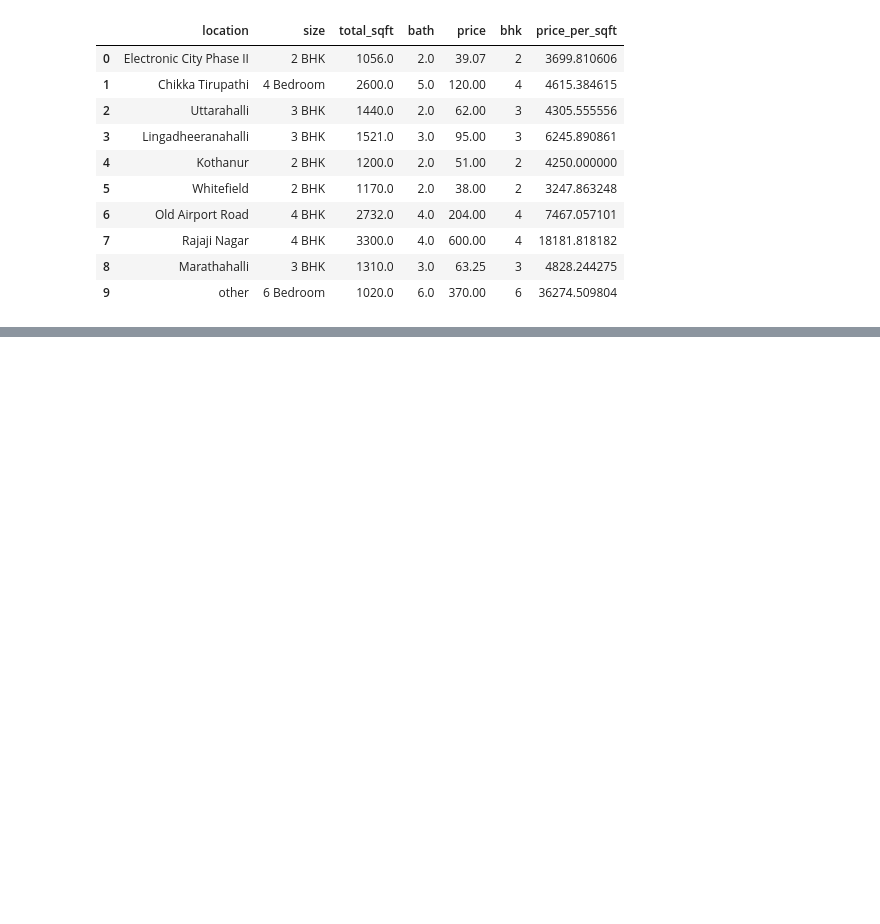
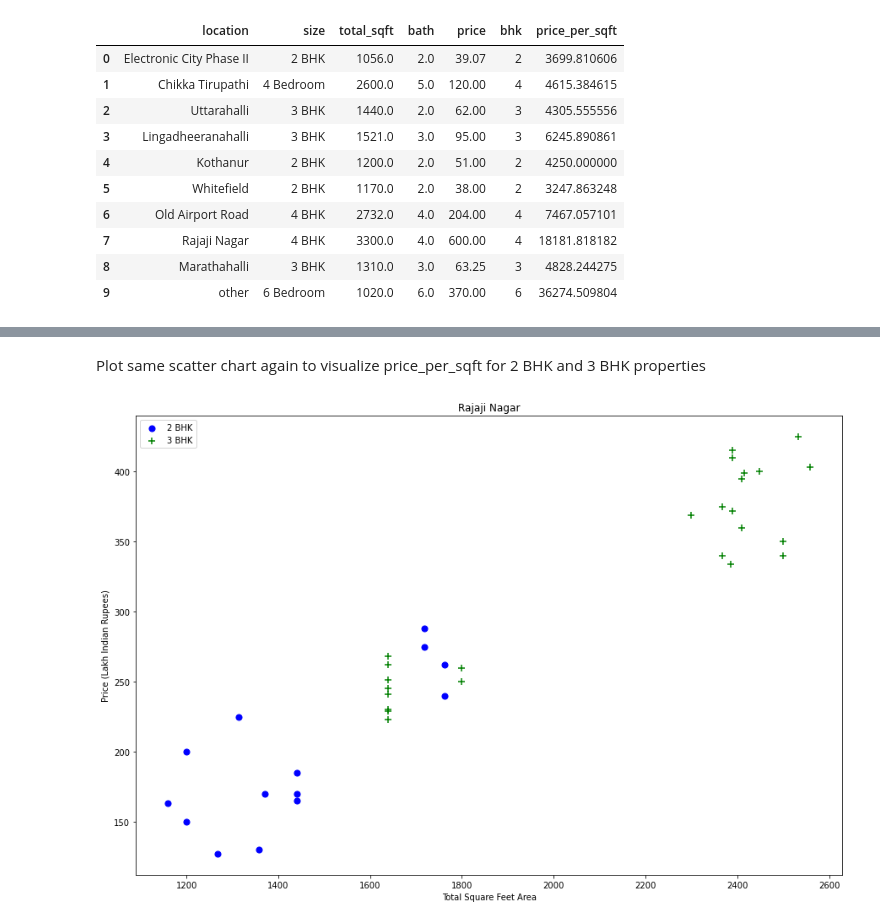
Before and after one commit to shubheshswain91/Data_Science_projects, a Jupyter notebook: bangalore_real_estate_house_prediction.ipynb, the cells around one changed output, grey strips where cells are left out. Drawn from its saved outputs; the diff is of its cells as text; code cells hidden in the pictures; blank space fills up the shorter version.

```diff
--- a/bangalore_real_estate_house_prediction.ipynb
+++ b/bangalore_real_estate_house_prediction.ipynb
@@ -273,0 +386,6 @@ df4.head(10)
+# %% [markdown]
+Plot same scatter chart again to visualize price_per_sqft for 2 BHK and 3 BHK properties
+# %%
+plot_scatter_chart(df7,"Rajaji Nagar")
+# %% [output]
+[figure, added]
```
Also changed, not shown: parts of 20 cells of this notebook.
